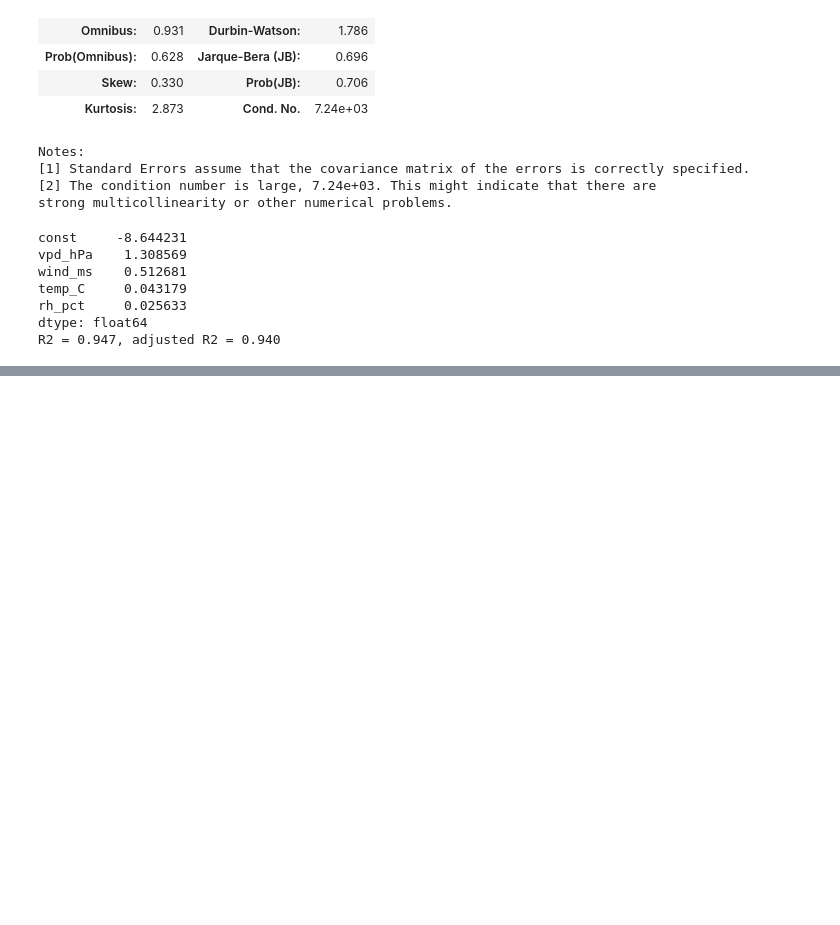
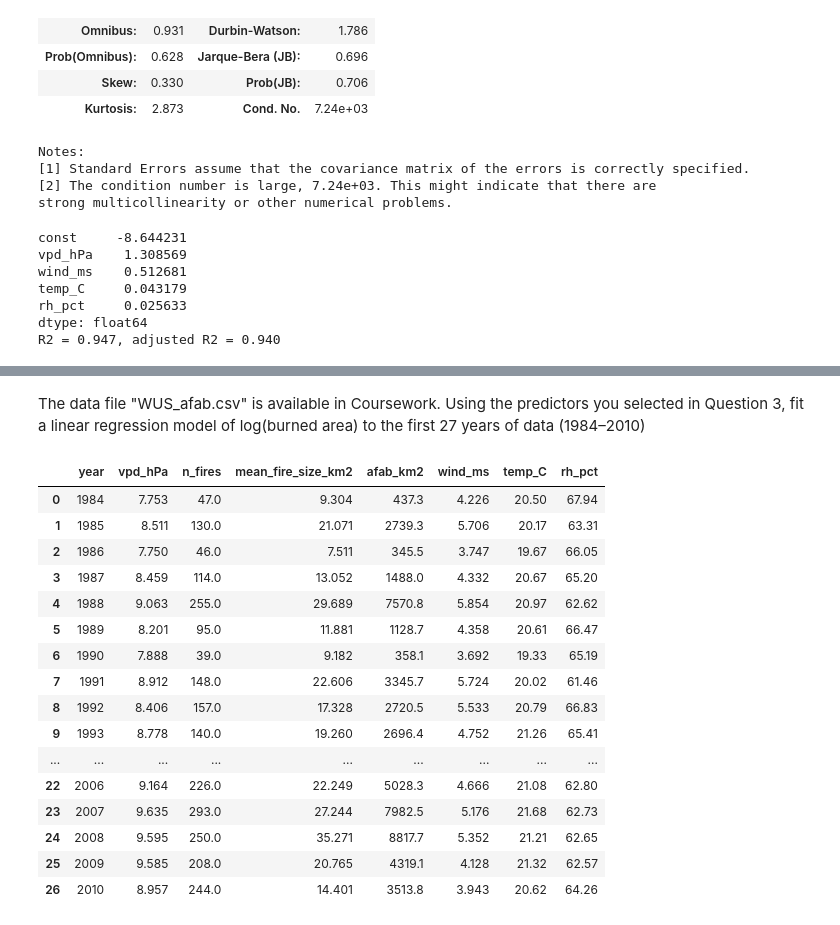
Before and after one commit to ipr2104/Advanced-Quant, a Jupyter notebook: Lecture09_example.ipynb, the cells around one changed output, grey strips where cells are left out. Cells and saved outputs as stored; diff of their text form; code cells hidden in the pictures; blank space fills up the shorter version.

```diff
--- a/Lecture09_example.ipynb
+++ b/Lecture09_example.ipynb
@@ -384,3 +384,7 @@ HINT
 - Use standardized predictors ($z_x$). When calculating the sample standard deviation, use n − 1 degrees of freedom (`ddof=1`).
 - to build the model, compute the mean and standard deviation from the training data ONLY, and use them to standardize the training predictors.
 - to make predictions, standardize the testing data with the training data's mean and standard deviation, not the testing data's own.
+# %%
+#start
+df = pd.read_csv("WUS_afab.csv")
+df
@@ -386,0 +409,26 @@ HINT
+# %% [markdown]
+The data file "WUS_afab.csv" is available in Coursework. Using the
+predictors you selected in Question 3, fit a linear regression model of
+log(burned area) to the first 27 years of data (1984–2010)
+# %%
+# Subset the first 27 years of data (1984–2010)
+df_train = df.iloc[:27]
+df_train
+# %% [output]
+|  | year | vpd_hPa | n_fires | mean_fire_size_km2 | afab_km2 | wind_ms | temp_C | rh_pct |
+| 0 | 1984 | 7.753 | 47.0 | 9.304 | 437.3 | 4.226 | 20.50 | 67.94 |
+| 1 | 1985 | 8.511 | 130.0 | 21.071 | 2739.3 | 5.706 | 20.17 | 63.31 |
+| 2 | 1986 | 7.750 | 46.0 | 7.511 | 345.5 | 3.747 | 19.67 | 66.05 |
+| 3 | 1987 | 8.459 | 114.0 | 13.052 | 1488.0 | 4.332 | 20.67 | 65.20 |
+| 4 | 1988 | 9.063 | 255.0 | 29.689 | 7570.8 | 5.854 | 20.97 | 62.62 |
+| 5 | 1989 | 8.201 | 95.0 | 11.881 | 1128.7 | 4.358 | 20.61 | 66.47 |
+| 6 | 1990 | 7.888 | 39.0 | 9.182 | 358.1 | 3.692 | 19.33 | 65.19 |
+| 7 | 1991 | 8.912 | 148.0 | 22.606 | 3345.7 | 5.724 | 20.02 | 61.46 |
+| 8 | 1992 | 8.406 | 157.0 | 17.328 | 2720.5 | 5.533 | 20.79 | 66.83 |
+| 9 | 1993 | 8.778 | 140.0 | 19.260 | 2696.4 | 4.752 | 21.26 | 65.41 |
+| ... | ... | ... | ... | ... | ... | ... | ... | ... |
+| 22 | 2006 | 9.164 | 226.0 | 22.249 | 5028.3 | 4.666 | 21.08 | 62.80 |
+| 23 | 2007 | 9.635 | 293.0 | 27.244 | 7982.5 | 5.176 | 21.68 | 62.73 |
+| 24 | 2008 | 9.595 | 250.0 | 35.271 | 8817.7 | 5.352 | 21.21 | 62.65 |
+| 25 | 2009 | 9.585 | 208.0 | 20.765 | 4319.1 | 4.128 | 21.32 | 62.57 |
+| 26 | 2010 | 8.957 | 244.0 | 14.401 | 3513.8 | 3.943 | 20.62 | 64.26 |
```
Also changed, not shown: parts of 7 cells of this notebook.
